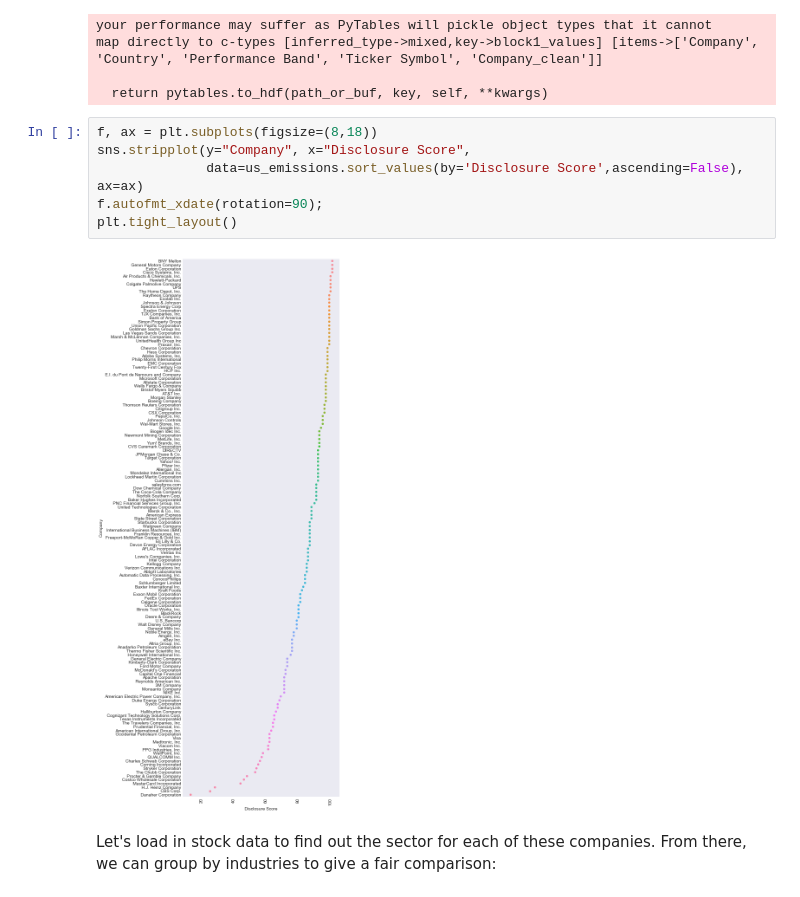
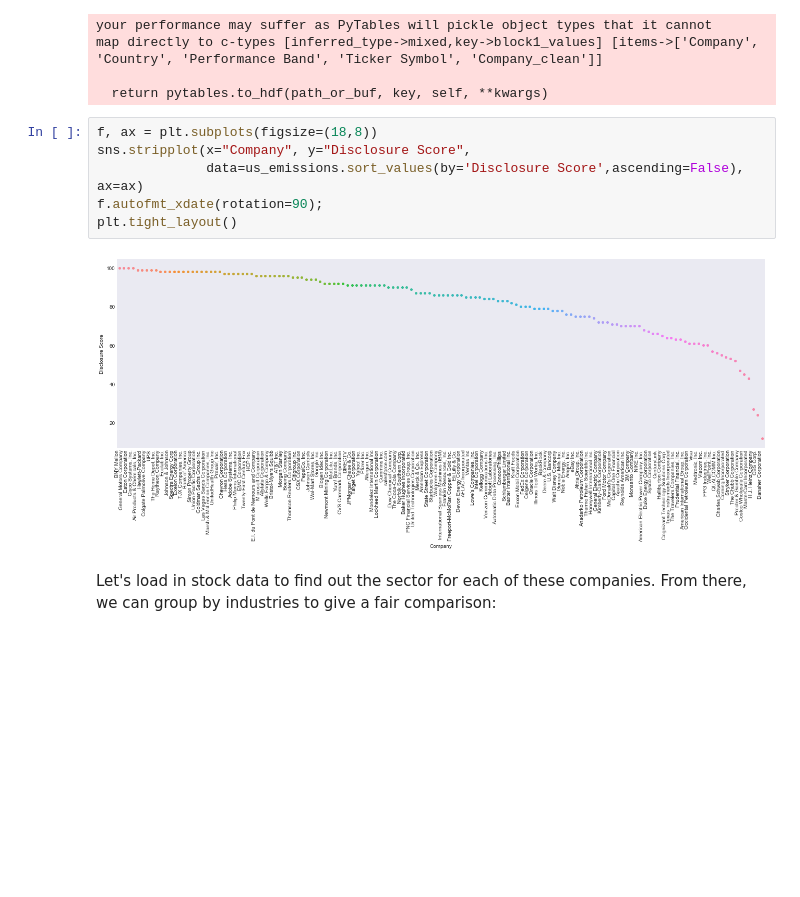
Before and after one commit to kellieotto/clean_energy_hack, a Jupyter notebook: notebooks/01-cdp_emissions_data_exploration.ipynb, the cells around one changed output. Cells and saved outputs as stored; diff of their text form; blank space fills up the shorter version.

```diff
--- a/notebooks/01-cdp_emissions_data_exploration.ipynb
+++ b/notebooks/01-cdp_emissions_data_exploration.ipynb
@@ -108,13 +108,13 @@ map directly to c-types [inferred_type->mixed,key->block1_values] [items->['Comp
 
   return pytables.to_hdf(path_or_buf, key, self, **kwargs)
 # %%
-f, ax = plt.subplots(figsize=(8,18))
-sns.stripplot(y="Company", x="Disclosure Score",
+f, ax = plt.subplots(figsize=(18,8))
+sns.stripplot(x="Company", y="Disclosure Score",
               data=us_emissions.sort_values(by='Disclosure Score',ascending=False), ax=ax)
 f.autofmt_xdate(rotation=90);
 plt.tight_layout()
 # %% [output]
-[figure, old version]
+[figure, new version]
 # %% [markdown]
 Let's load in stock data to find out the sector for each of these companies. From there, we can group by industries to give a fair comparison:
 # %%
```
Also changed, not shown: parts of 3 cells of this notebook, 3 other files.
